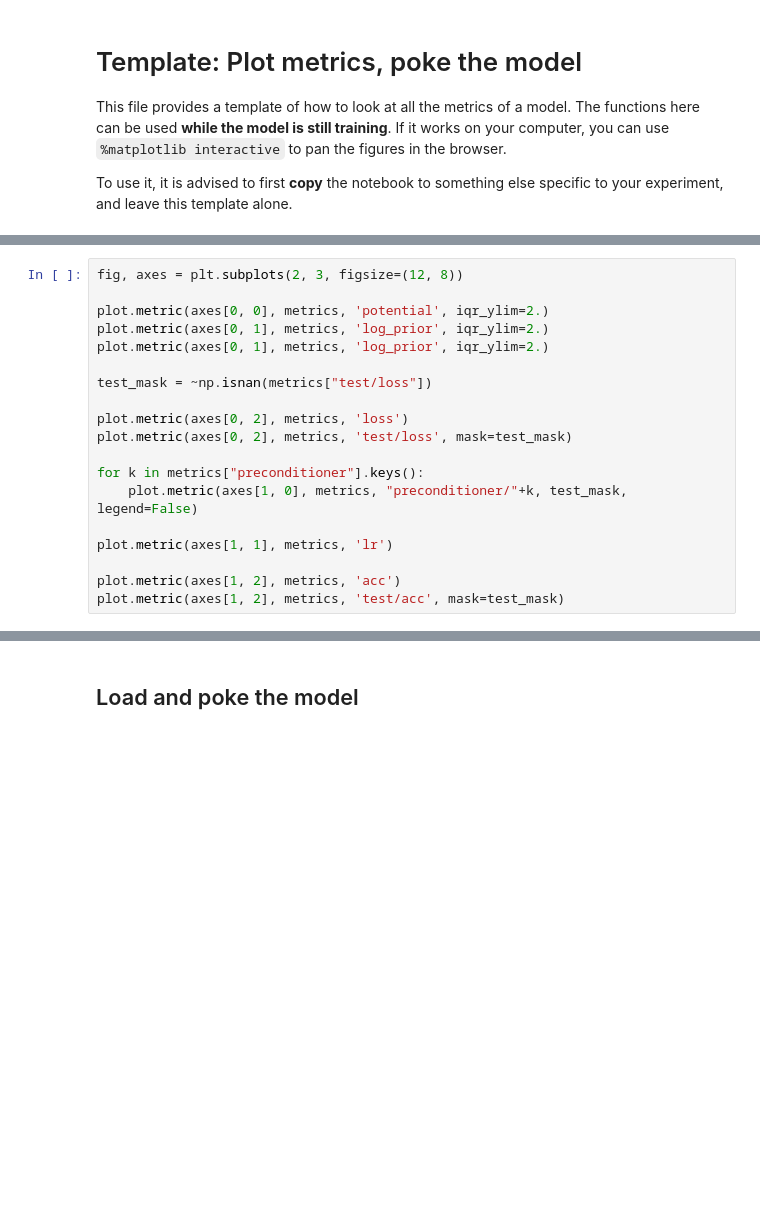
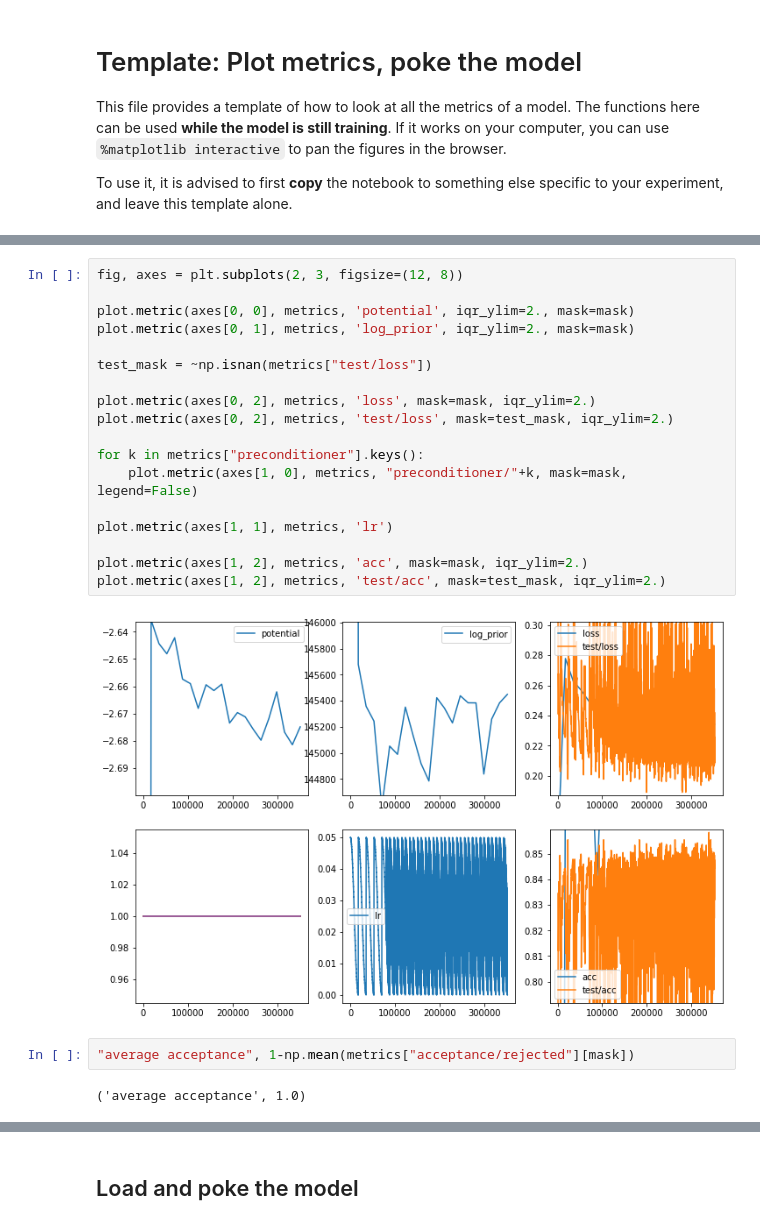
Before and after one commit to ratschlab/bnn_priors, a Jupyter notebook: experiments/3.3_Plot_interactive_metrics.ipynb, the cells around one changed output, grey strips where cells are left out. Cells and saved outputs as stored; diff of their text form; blank space fills up the shorter version.

```diff
--- a/experiments/3.3_Plot_interactive_metrics.ipynb
+++ b/experiments/3.3_Plot_interactive_metrics.ipynb
@@ -50,19 +94,24 @@ plot.kinetic_temperature_intervals(ax, metrics, samples, mask=mask)
 # %%
 fig, axes = plt.subplots(2, 3, figsize=(12, 8))
 
-plot.metric(axes[0, 0], metrics, 'potential', iqr_ylim=2.)
-plot.metric(axes[0, 1], metrics, 'log_prior', iqr_ylim=2.)
-plot.metric(axes[0, 1], metrics, 'log_prior', iqr_ylim=2.)
+plot.metric(axes[0, 0], metrics, 'potential', iqr_ylim=2., mask=mask)
+plot.metric(axes[0, 1], metrics, 'log_prior', iqr_ylim=2., mask=mask)
 
 test_mask = ~np.isnan(metrics["test/loss"])
 
-plot.metric(axes[0, 2], metrics, 'loss')
-plot.metric(axes[0, 2], metrics, 'test/loss', mask=test_mask)
+plot.metric(axes[0, 2], metrics, 'loss', mask=mask, iqr_ylim=2.)
+plot.metric(axes[0, 2], metrics, 'test/loss', mask=test_mask, iqr_ylim=2.)
 
 for k in metrics["preconditioner"].keys():
-    plot.metric(axes[1, 0], metrics, "preconditioner/"+k, test_mask, legend=False)
+    plot.metric(axes[1, 0], metrics, "preconditioner/"+k, mask=mask, legend=False)
 
 plot.metric(axes[1, 1], metrics, 'lr')
 
-plot.metric(axes[1, 2], metrics, 'acc')
-plot.metric(axes[1, 2], metrics, 'test/acc', mask=test_mask)
+plot.metric(axes[1, 2], metrics, 'acc', mask=mask, iqr_ylim=2.)
+plot.metric(axes[1, 2], metrics, 'test/acc', mask=test_mask, iqr_ylim=2.)
+# %% [output]
+[figure, added]
+# %%
+"average acceptance", 1-np.mean(metrics["acceptance/rejected"][mask])
+# %% [output]
+('average acceptance', 1.0)
```
Also changed, not shown: parts of 18 cells of this notebook, 1 other file.
